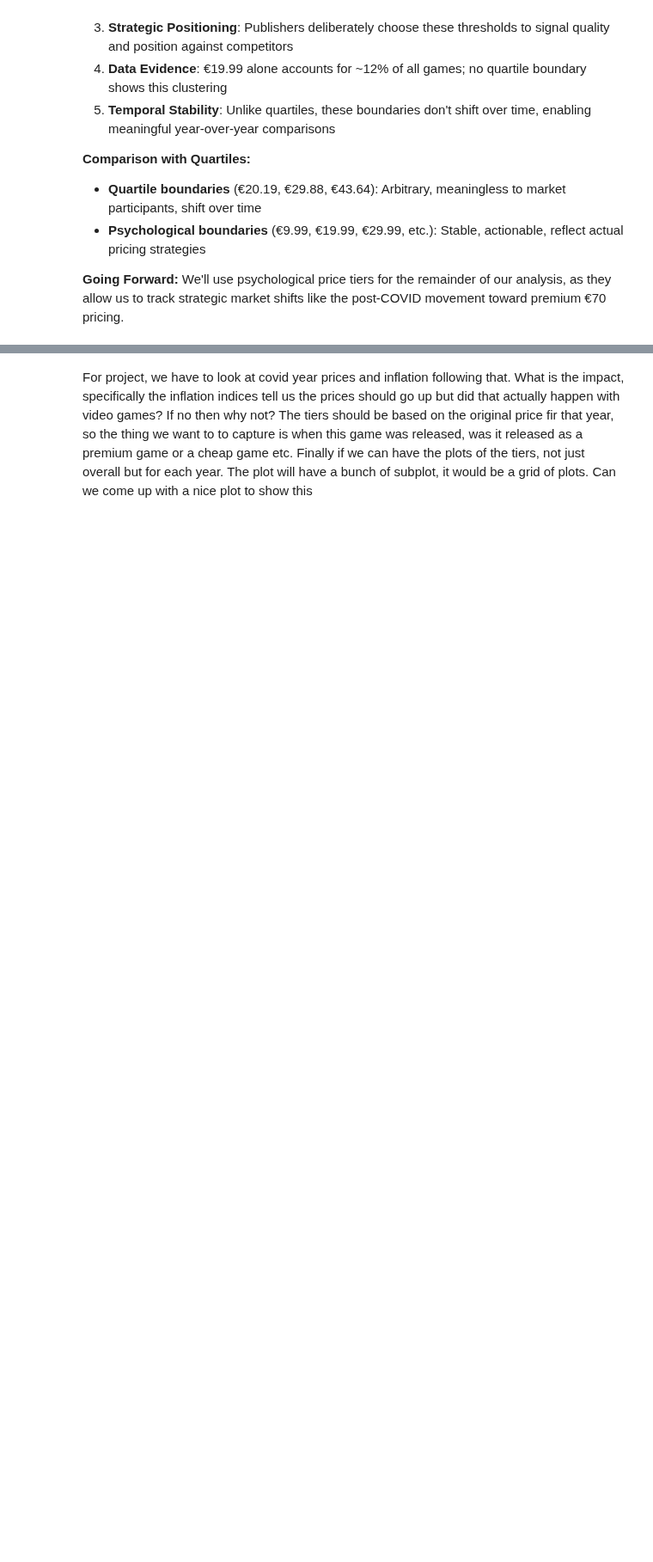
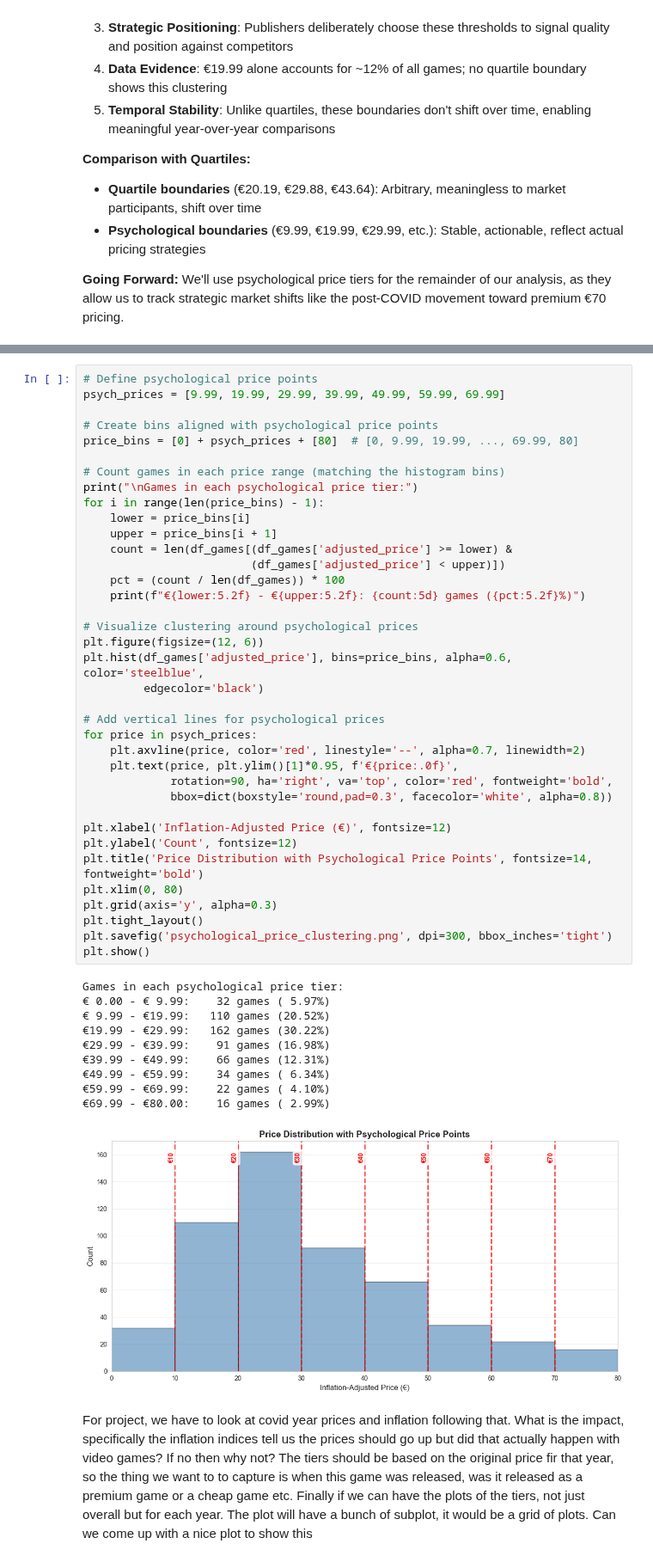
Before and after one commit to jbenigeri/Video-Game-Price-Analysis, a Jupyter notebook: src/nb2__prices_analysis.ipynb, the cells around one changed output, grey strips where cells are left out. Shown at 86% size. Drawn from its saved outputs; the diff is of its cells as text; blank space fills up the shorter version.

Commit message:
add psych

```diff
--- a/src/nb2__prices_analysis.ipynb
+++ b/src/nb2__prices_analysis.ipynb
@@ -566,3 +526,51 @@ Games clustered around psychological price points:
+# %%
+# Define psychological price points
+psych_prices = [9.99, 19.99, 29.99, 39.99, 49.99, 59.99, 69.99]
+
+# Create bins aligned with psychological price points
+price_bins = [0] + psych_prices + [80]  # [0, 9.99, 19.99, ..., 69.99, 80]
+
+# Count games in each price range (matching the histogram bins)
+print("\nGames in each psychological price tier:")
+for i in range(len(price_bins) - 1):
+    lower = price_bins[i]
+    upper = price_bins[i + 1]
+    count = len(df_games[(df_games['adjusted_price'] >= lower) &
+                         (df_games['adjusted_price'] < upper)])
+    pct = (count / len(df_games)) * 100
+    print(f"€{lower:5.2f} - €{upper:5.2f}: {count:5d} games ({pct:5.2f}%)")
+
+# Visualize clustering around psychological prices
+plt.figure(figsize=(12, 6))
+plt.hist(df_games['adjusted_price'], bins=price_bins, alpha=0.6, color='steelblue',
+         edgecolor='black')
+
+# Add vertical lines for psychological prices
+for price in psych_prices:
+    plt.axvline(price, color='red', linestyle='--', alpha=0.7, linewidth=2)
+    plt.text(price, plt.ylim()[1]*0.95, f'€{price:.0f}',
+             rotation=90, ha='right', va='top', color='red', fontweight='bold',
+             bbox=dict(boxstyle='round,pad=0.3', facecolor='white', alpha=0.8))
+
+plt.xlabel('Inflation-Adjusted Price (€)', fontsize=12)
+plt.ylabel('Count', fontsize=12)
+plt.title('Price Distribution with Psychological Price Points', fontsize=14, fontweight='bold')
+plt.xlim(0, 80)
+plt.grid(axis='y', alpha=0.3)
+plt.tight_layout()
+plt.savefig('psychological_price_clustering.png', dpi=300, bbox_inches='tight')
+plt.show()
+# %% [output]
+Games in each psychological price tier:
+€ 0.00 - € 9.99:    32 games ( 5.97%)
+€ 9.99 - €19.99:   110 games (20.52%)
+€19.99 - €29.99:   162 games (30.22%)
+€29.99 - €39.99:    91 games (16.98%)
+€39.99 - €49.99:    66 games (12.31%)
+€49.99 - €59.99:    34 games ( 6.34%)
+€59.99 - €69.99:    22 games ( 4.10%)
+€69.99 - €80.00:    16 games ( 2.99%)
+[figure, added]
 # %% [markdown]
 For project, we have to look at covid year prices and inflation following that.
 What is the impact, specifically the inflation indices tell us the prices should go up but did that actually happen with video games? If no then why not?
```
Also changed, not shown: parts of 1 cell of this notebook, 1 other file.
